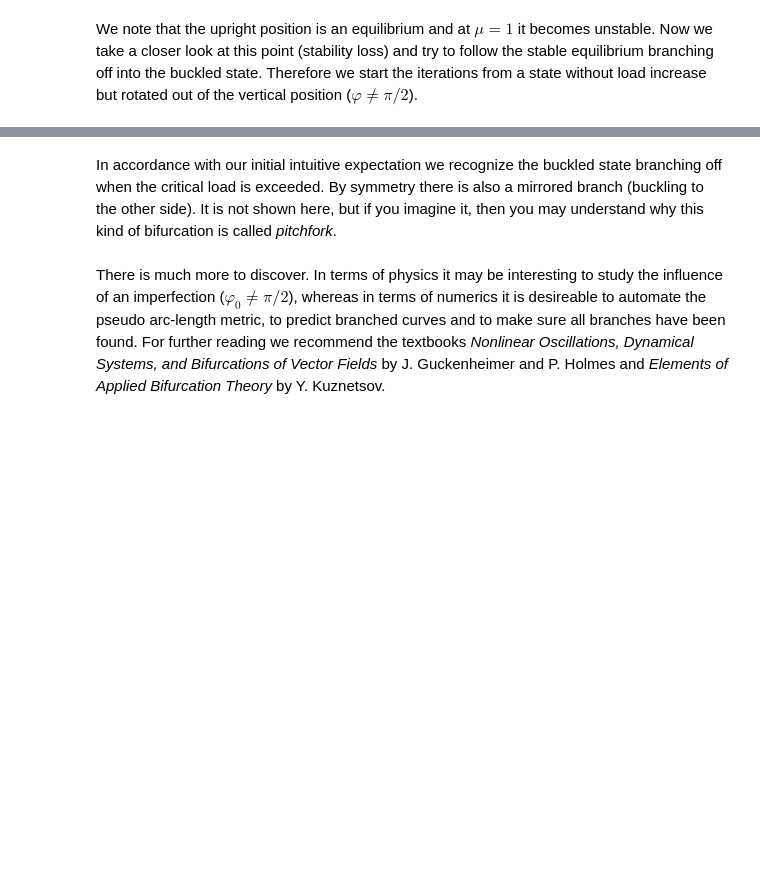
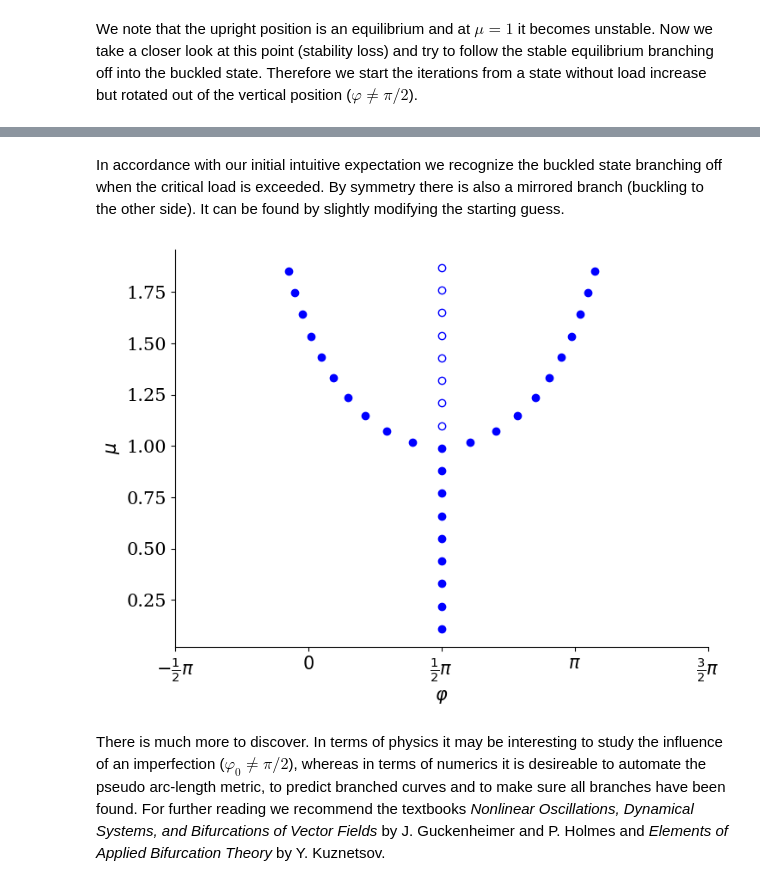
Before and after one commit to nagelt/Numerical_Methods_Introduction, a Jupyter notebook: 04d_Newton_arclength.ipynb, the cells around one changed output, grey strips where cells are left out. Saved outputs shown, nothing was run; the diff lists cells and outputs as text; code cells hidden in the pictures; blank space fills up the shorter version.

Commit message:
Extension to pitchfork.

```diff
--- a/04d_Newton_arclength.ipynb
+++ b/04d_Newton_arclength.ipynb
@@ -206,5 +214,30 @@ plt.show()
 # %% [markdown]
 In accordance with our initial intuitive expectation we recognize the buckled state branching off when the critical load is exceeded.
-By symmetry there is also a mirrored branch (buckling to the other side). It is not shown here, but if you imagine it, then you may understand why this kind of bifurcation is called _pitchfork_.
+By symmetry there is also a mirrored branch (buckling to the other side). It can be found by slightly modifying the starting guess.
+# %%
+zp = branchpoint
+dz = np.array([-0.5, 0.0])   # guide direction to find other branch
+for k in range(10):
+    ZS = root(sys, zp+dz, args=(zp,ds), jac=dsys, method='hybr')
+    zs =ZS.x
+    if d2Epot_dphi2(zs[0], zs[1]) > 0:
+        stable_phi.append( zs[0] )
+        stable_mu.append( zs[1] )
+    else:
+        nonstable_phi.append( zs[0] )
+        nonstable_mu.append( zs[1] )
+    dz = zs -zp
+    zp = zs
+
+plt.plot(stable_phi, stable_mu, 'bo')
+plt.plot(nonstable_phi, nonstable_mu, 'bo', fillstyle='none')
+plt.xlabel('$\\varphi$')
+plt.ylabel('$\mu$')
+tick_pos= [ -np.pi/2, 0, np.pi/2, np.pi, 3*np.pi/2]
+labels = ['$-\\frac{1}{2}\pi$', '$0$', '$\\frac{1}{2}\pi$', '$\pi$', '$\\frac{3}{2}\pi$']
+plt.xticks(tick_pos, labels)
+plt.show()
+# %% [output]
+[figure, added]
 # %% [markdown]
 There is much more to discover. In terms of physics it may be interesting to study the influence of an imperfection ($\varphi_0\ne \pi/2$), whereas in terms of numerics it is desireable to automate the pseudo arc-length metric, to predict branched curves and to make sure all branches have been found. For further reading we recommend the textbooks _Nonlinear Oscillations, Dynamical Systems, and Bifurcations of Vector Fields_ by J. Guckenheimer and P. Holmes and _Elements of Applied Bifurcation Theory_ by Y. Kuznetsov.
```
Also changed, not shown: parts of 5 cells of this notebook, 2 other files.
